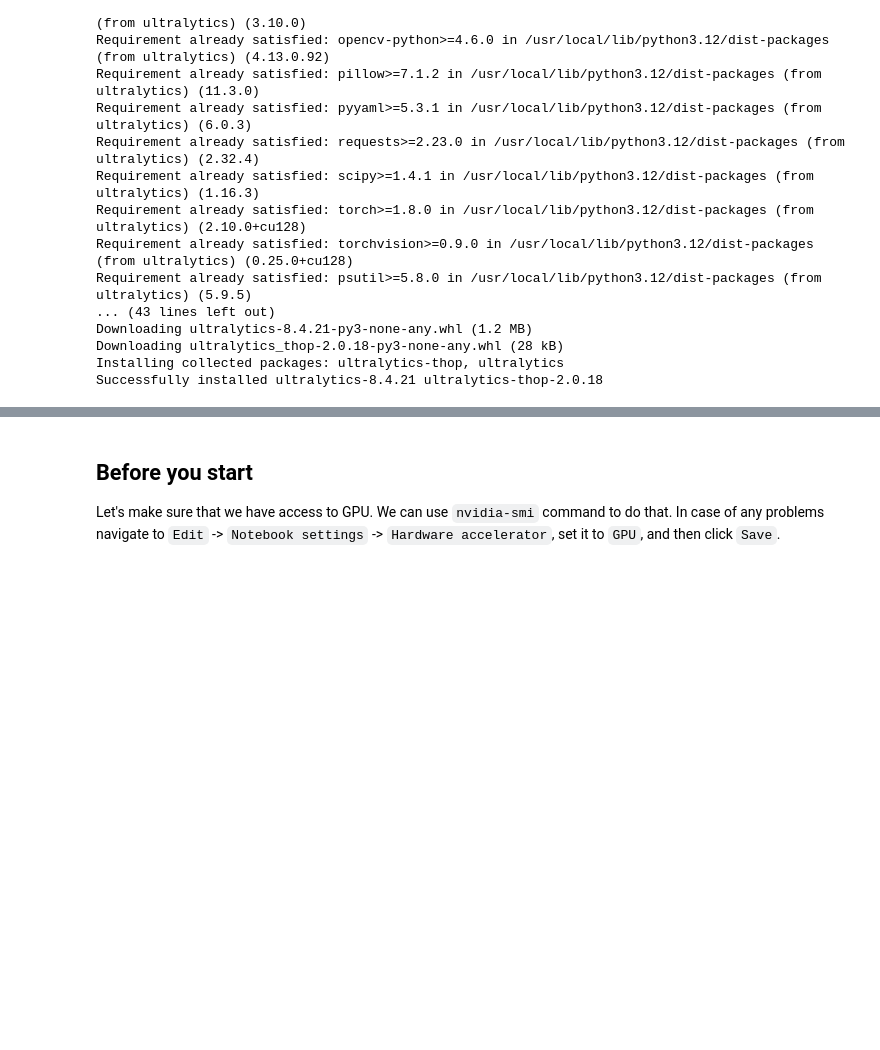
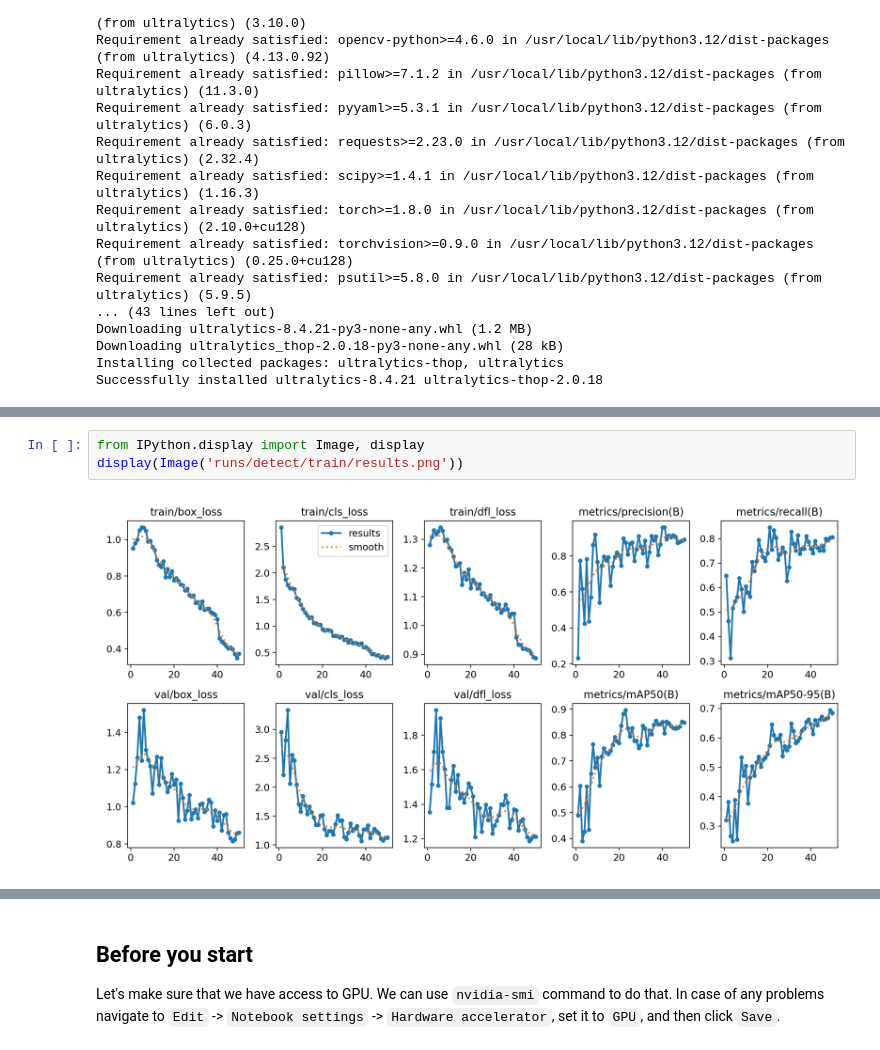
Before and after one commit to hashtag-squirrel/titanic-capstone-project, a Jupyter notebook: notebooks/train-yolov8-object-detection-on-custom-dataset.ipynb, the cells around one changed output, grey strips where cells are left out. Saved outputs shown, nothing was run; the diff lists cells and outputs as text; blank space fills up the shorter version.

```diff
--- a/notebooks/train-yolov8-object-detection-on-custom-dataset.ipynb
+++ b/notebooks/train-yolov8-object-detection-on-custom-dataset.ipynb
@@ -132,4 +132,9 @@ speed: {'preprocess': 0.18718051351365952, 'inference': 2.5705271621586077, 'los
 stats: {'tp': [], 'conf': [], 'pred_cls': [], 'target_cls': [], 'target_img': []}
 task: 'detect'
+# %%
+from IPython.display import Image, display
+display(Image('runs/detect/train/results.png'))
+# %% [output]
+[figure, added]
 # %%
 from google.colab import files
```
Also changed, not shown: parts of 4 cells of this notebook.
